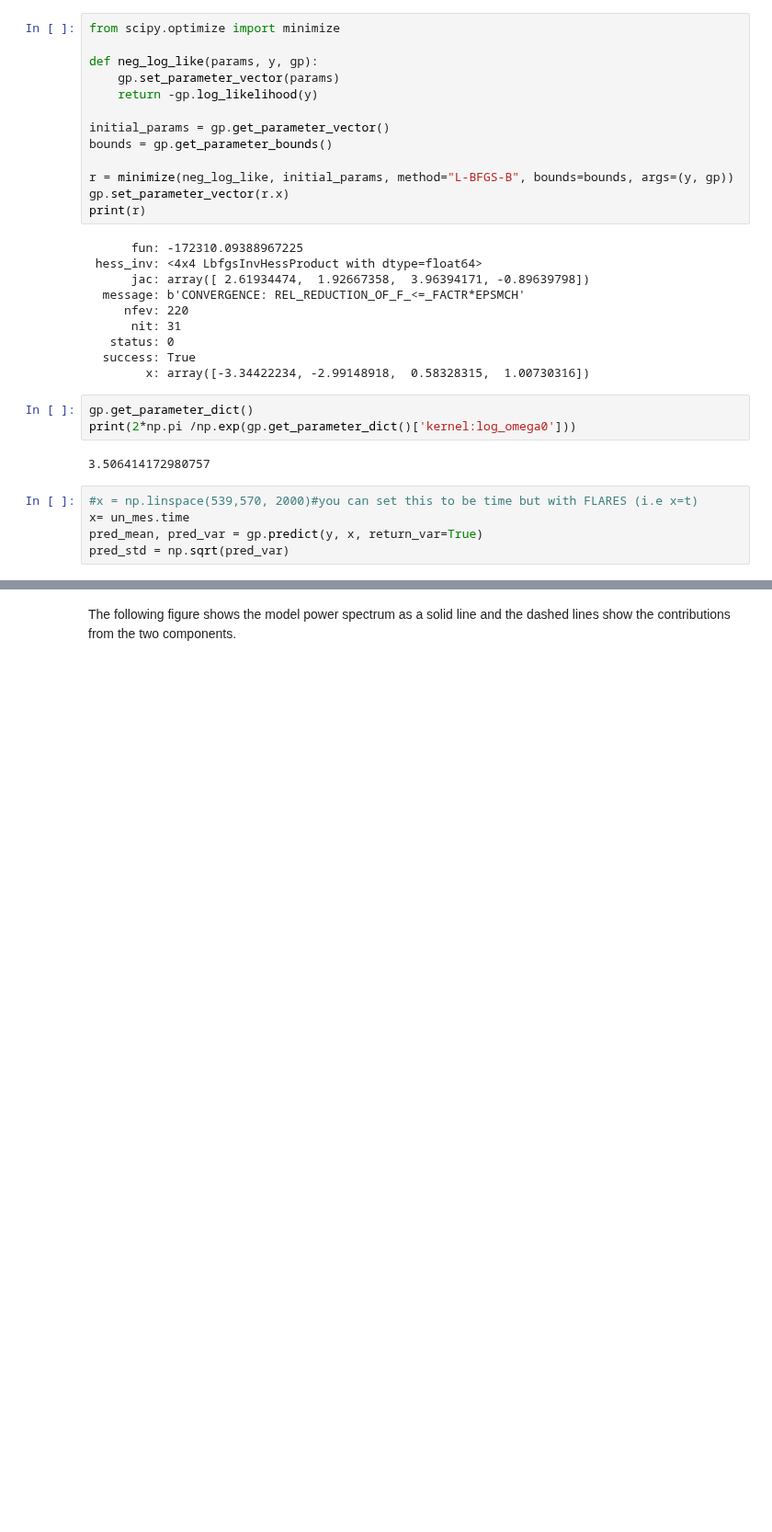
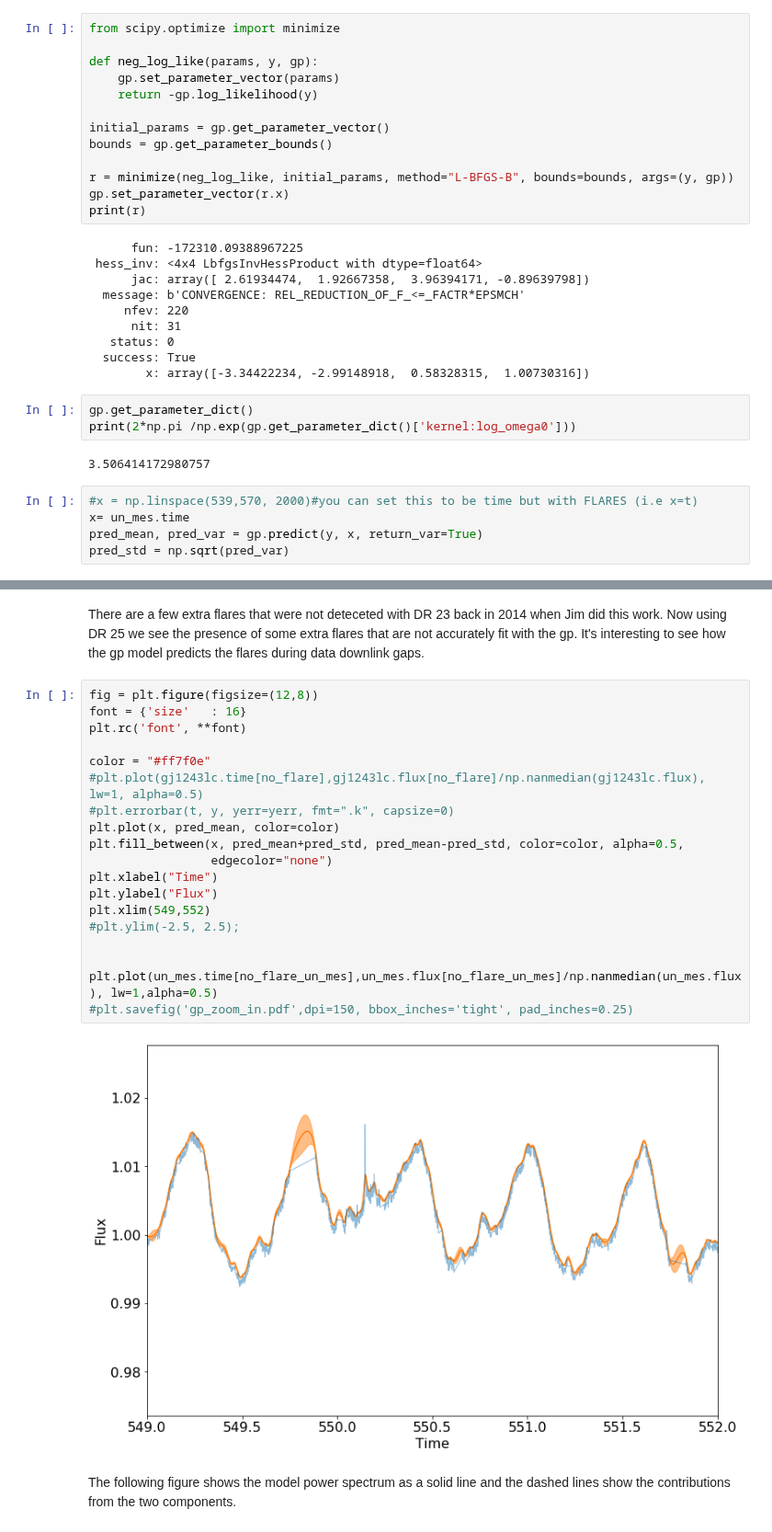
Before and after one commit to lupitatovar/flares, a Jupyter notebook: notebooks/gj1243_celerite.ipynb, the cells around one changed output, grey strips where cells are left out. Shown at 92% size. Cells and saved outputs as stored; diff of their text form; blank space fills up the shorter version.

```diff
--- a/notebooks/gj1243_celerite.ipynb
+++ b/notebooks/gj1243_celerite.ipynb
@@ -333,3 +333,26 @@ plt.plot(un_mes.time[no_flare_un_mes],un_mes.flux[no_flare_un_mes]/np.nanmedian(
+# %% [markdown]
+There are a few extra flares that were not deteceted with DR 23 back in 2014 when Jim did this work. Now using DR 25 we see the presence of some extra flares that are not accurately fit with the gp. It's interesting to see how the gp model predicts the flares during data downlink gaps.
+# %%
+fig = plt.figure(figsize=(12,8))
+font = {'size'   : 16}
+plt.rc('font', **font)
+
+color = "#ff7f0e"
+#plt.plot(gj1243lc.time[no_flare],gj1243lc.flux[no_flare]/np.nanmedian(gj1243lc.flux),  lw=1, alpha=0.5)
+#plt.errorbar(t, y, yerr=yerr, fmt=".k", capsize=0)
+plt.plot(x, pred_mean, color=color)
+plt.fill_between(x, pred_mean+pred_std, pred_mean-pred_std, color=color, alpha=0.5,
+                 edgecolor="none")
+plt.xlabel("Time")
+plt.ylabel("Flux")
+plt.xlim(549,552)
+#plt.ylim(-2.5, 2.5);
+
+
+plt.plot(un_mes.time[no_flare_un_mes],un_mes.flux[no_flare_un_mes]/np.nanmedian(un_mes.flux), lw=1,alpha=0.5)
+#plt.savefig('gp_zoom_in.pdf',dpi=150, bbox_inches='tight', pad_inches=0.25)
+# %% [output]
+[figure, added]
 # %% [markdown]
 The following figure shows the model power spectrum as a solid line and the dashed lines show the contributions from the two components.
 # %%
```
Also changed, not shown: parts of 3 cells of this notebook, 2 other files.
